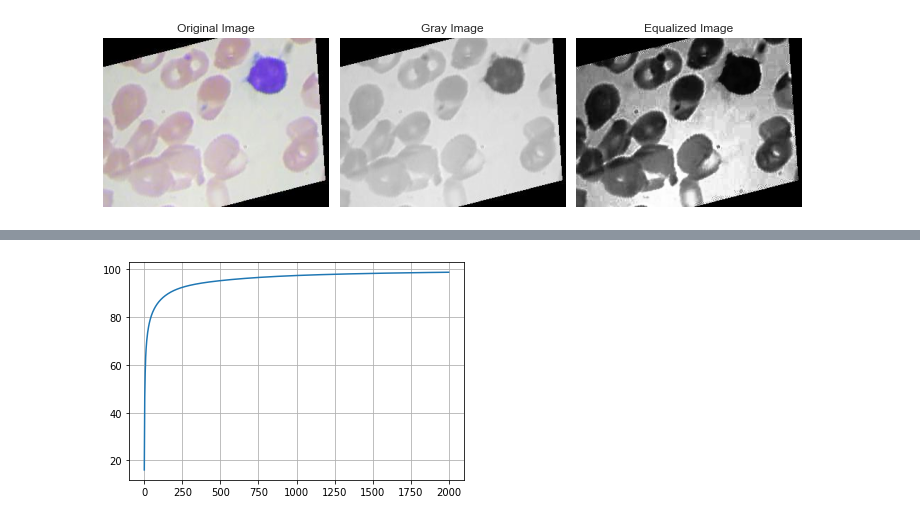
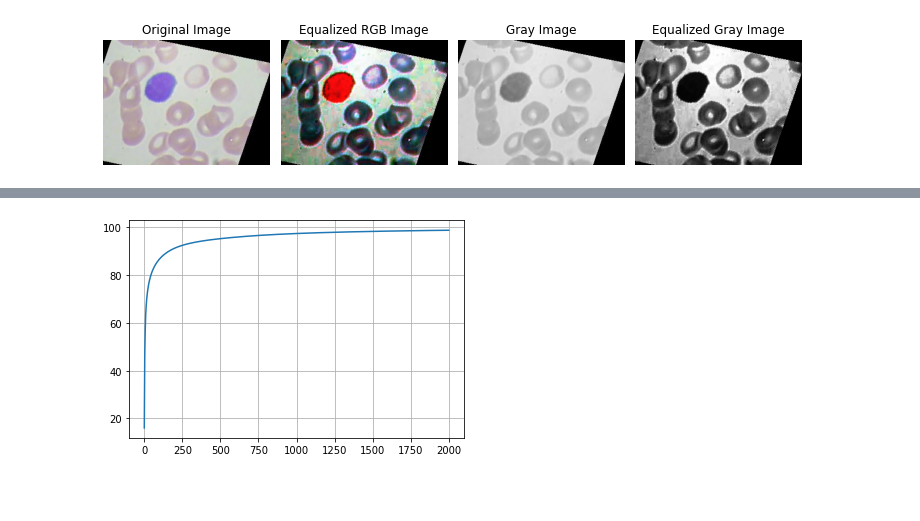
Before and after one commit to noamya-sh/Blood-Cells-ML-Course, a Jupyter notebook: Final Project - Blood cells.ipynb, the cells around one changed output, grey strips where cells are left out. Drawn from its saved outputs; the diff is of its cells as text; code cells hidden in the pictures; blank space fills up the shorter version.

```diff
--- a/Final Project - Blood cells.ipynb
+++ b/Final Project - Blood cells.ipynb
@@ -85,30 +87,50 @@ Total Test samples: 2487
+# %%
+def equalize_hist_rgb(image):
+    # Split the image into color channels
+    b, g, r = cv2.split(image)
+
+    # Apply histogram equalization to each channel
+    b_eq = cv2.equalizeHist(b)
+    g_eq = cv2.equalizeHist(g)
+    r_eq = cv2.equalizeHist(r)
+
+    # Merge the equalized channels back into an RGB image
+    equalized_image = cv2.merge([b_eq, g_eq, r_eq])
+
+    return equalized_image
 # %%
 random_file = random.choice(os.listdir(lymp_path))
 image = cv2.imread(os.path.join(lymp_path, random_file), cv2.IMREAD_GRAYSCALE)
 image2 = cv2.imread(os.path.join(lymp_path, random_file))
 image2 = image2[:, :, [2, 1, 0]]
+image3 = cv2.imread(os.path.join(lymp_path, random_file))
+
 
 
 # Perform histogram equalization
 equalized_image = cv2.equalizeHist(image)
 # Display the original and equalized images
 plt.figure(figsize=(10, 5))
 
-plt.subplot(1, 3, 1)
+plt.subplot(1, 4, 1)
 plt.imshow(image2)
 plt.title('Original Image')
 plt.axis('off')
-plt.subplot(1, 3, 2)
+plt.subplot(1, 4, 2)
+plt.imshow(equalize_hist_rgb(image3))
+plt.title('Equalized RGB Image')
+plt.axis('off')
+plt.subplot(1, 4, 3)
 plt.imshow(image, cmap='gray')
 plt.title('Gray Image')
 plt.axis('off')
-plt.subplot(1, 3, 3)
+plt.subplot(1, 4, 4)
 plt.imshow(equalized_image, cmap='gray')
-plt.title('Equalized Image')
+plt.title('Equalized Gray Image')
 plt.axis('off')
 
 
 plt.tight_layout()
 plt.show()
 # %% [output]
-[figure, old version]
+[figure, new version]
```
Also changed, not shown: parts of 82 cells of this notebook.
